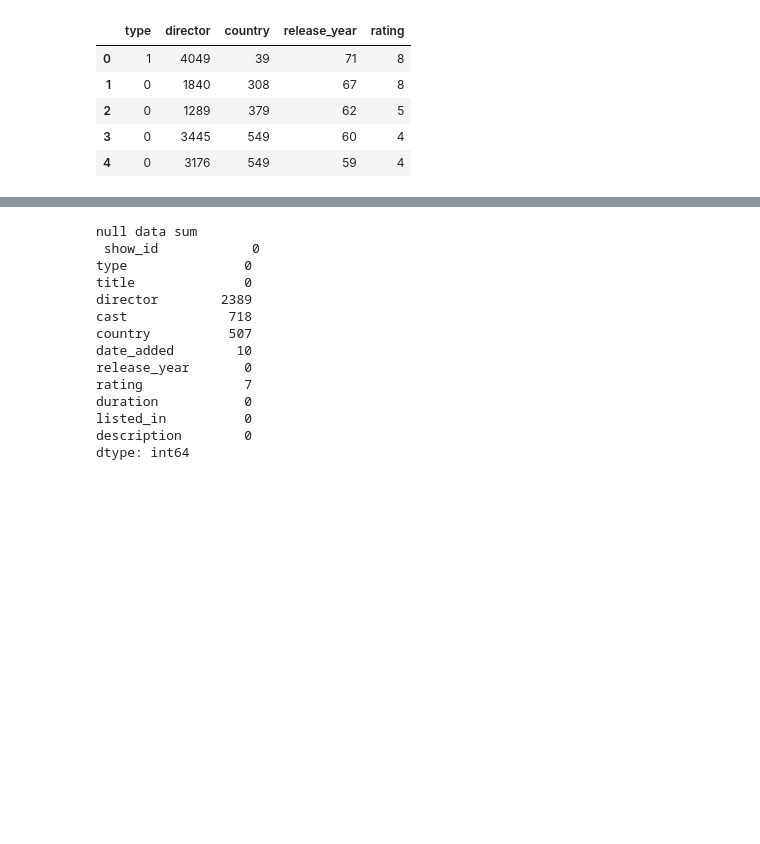
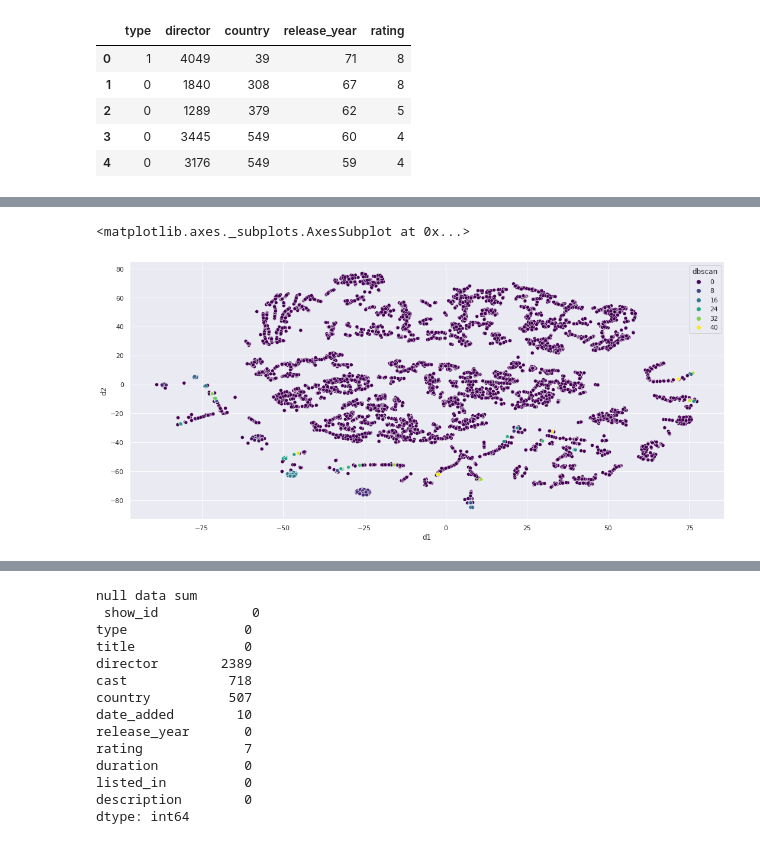
Before and after one commit to sravyagadam/ML_Clustering, a Jupyter notebook: NETFLIX_MOVIES_AND_TV_SHOWS_CLUSTERING.ipynb, the cells around one changed output, grey strips where cells are left out. Cells and saved outputs as stored; diff of their text form; code cells hidden in the pictures; blank space fills up the shorter version.

```diff
--- a/NETFLIX_MOVIES_AND_TV_SHOWS_CLUSTERING.ipynb
+++ b/NETFLIX_MOVIES_AND_TV_SHOWS_CLUSTERING.ipynb
@@ -171,0 +231,6 @@ x_scaled = preprocessing.scale(x)
+# %%
+rcParams['figure.figsize'] = 18,8
+sns.scatterplot(data=data, x='d1', y='d2', hue='dbscan', palette='viridis')
+# %% [output]
+<matplotlib.axes._subplots.AxesSubplot at 0x...>
+[figure, added]
```
Also changed, not shown: parts of 13 cells of this notebook.
